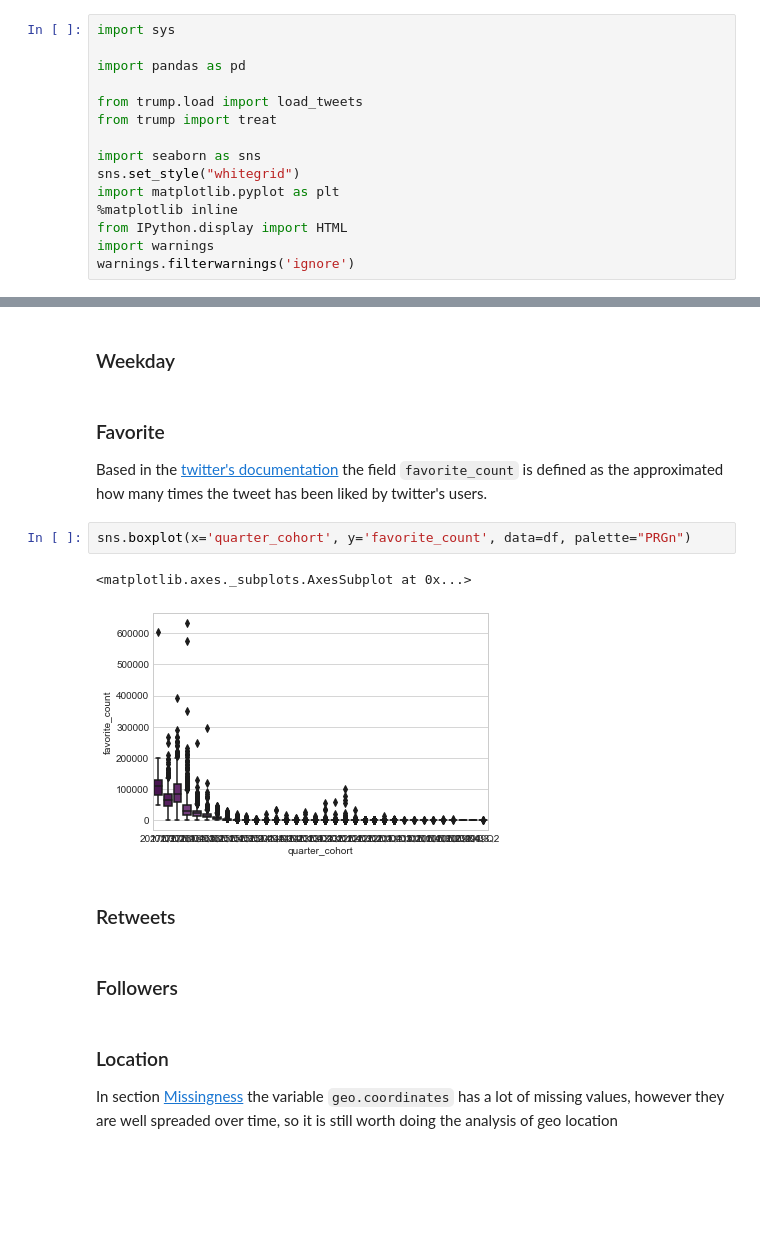
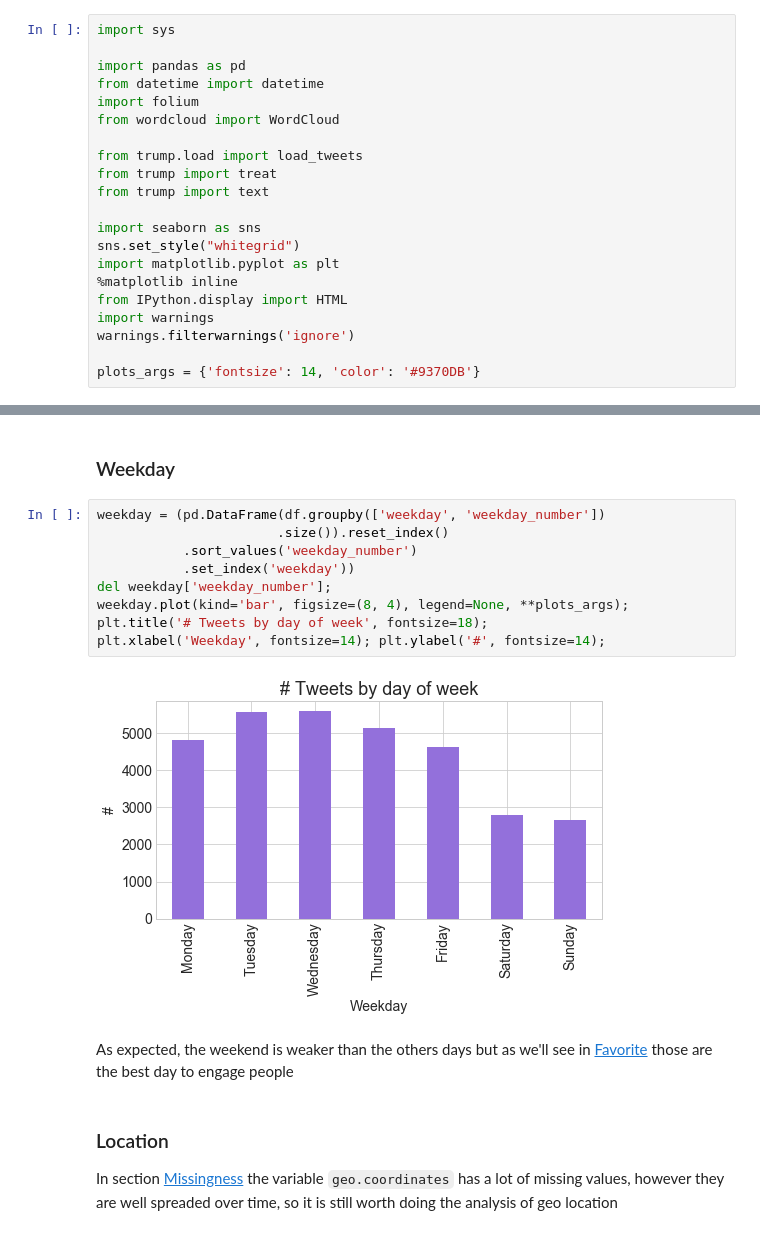
Before and after one commit to atulkumarin/project, a Jupyter notebook: analysis/project-milestone-2.ipynb, the cells around one changed output, grey strips where cells are left out. Drawn from its saved outputs; the diff is of its cells as text; blank space fills up the shorter version.

```diff
--- a/analysis/project-milestone-2.ipynb
+++ b/analysis/project-milestone-2.ipynb
@@ -18,9 +18,13 @@ This package was developed to make feasible read the code in the notebook, write
 import sys
 
 import pandas as pd
+from datetime import datetime
+import folium
+from wordcloud import WordCloud
 
 from trump.load import load_tweets
 from trump import treat
+from trump import text
 
 import seaborn as sns
 sns.set_style("whitegrid")
@@ -29,3 +33,5 @@ import matplotlib.pyplot as plt
 from IPython.display import HTML
 import warnings
 warnings.filterwarnings('ignore')
+
+plots_args = {'fontsize': 14, 'color': '#9370DB'}
@@ -142,18 +151,19 @@ plt.xlabel('Time', fontsize=14); plt.ylabel('#', fontsize=14);
 From the chart above we can see that today Trump and his team uses mostly `iPhone` and `Android`. In the section [Clean and Analyse Text](#Clean-and-Analyse-Text) some analysis regarding the content of the tweet by device will be done.
 # %% [markdown]
 ### Weekday
-# %% [markdown]
-### Favorite
-Based in the [twitter's documentation](https://developer.twitter.com/en/docs/tweets/data-dictionary/overview/tweet-object) the field `favorite_count` is defined as the approximated how many times the tweet has been liked by twitter's users.
-# %%
-sns.boxplot(x='quarter_cohort', y='favorite_count', data=df, palette="PRGn")
-# %% [output]
-<matplotlib.axes._subplots.AxesSubplot at 0x...>
-[figure, removed]
-# %% [markdown]
-### Retweets
-# %% [markdown]
-### Followers
+# %%
+weekday = (pd.DataFrame(df.groupby(['weekday', 'weekday_number'])
+                       .size()).reset_index()
+           .sort_values('weekday_number')
+           .set_index('weekday'))
+del weekday['weekday_number'];
+weekday.plot(kind='bar', figsize=(8, 4), legend=None, **plots_args);
+plt.title('# Tweets by day of week', fontsize=18);
+plt.xlabel('Weekday', fontsize=14); plt.ylabel('#', fontsize=14);
+# %% [output]
+[figure, added]
+# %% [markdown]
+As expected, the weekend is weaker than the others days but as we'll see in [Favorite](#Favorite) those are the best day to engage people
 # %% [markdown]
 ### Location
 
```
Also changed, not shown: parts of 19 cells of this notebook, 3 other files.
